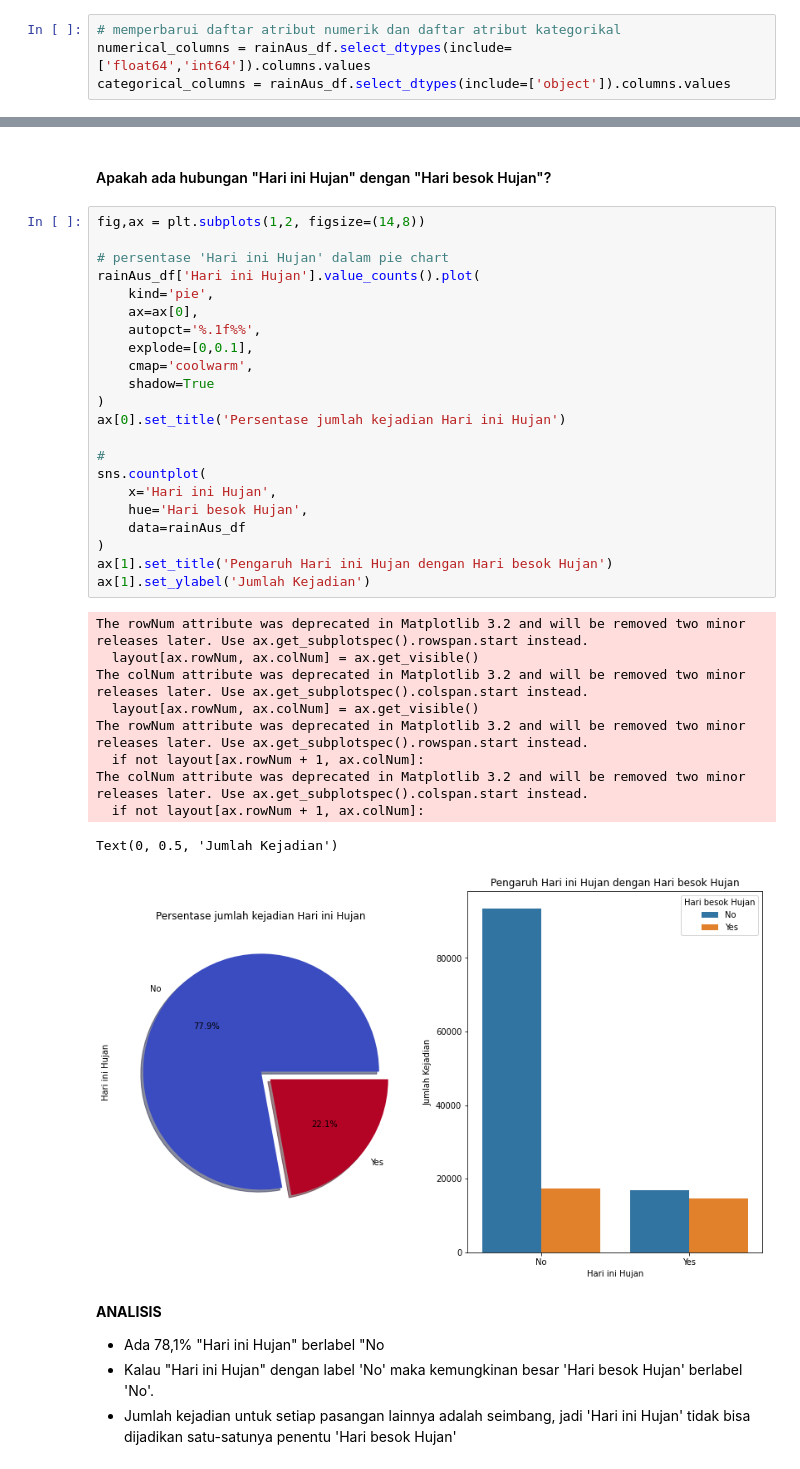
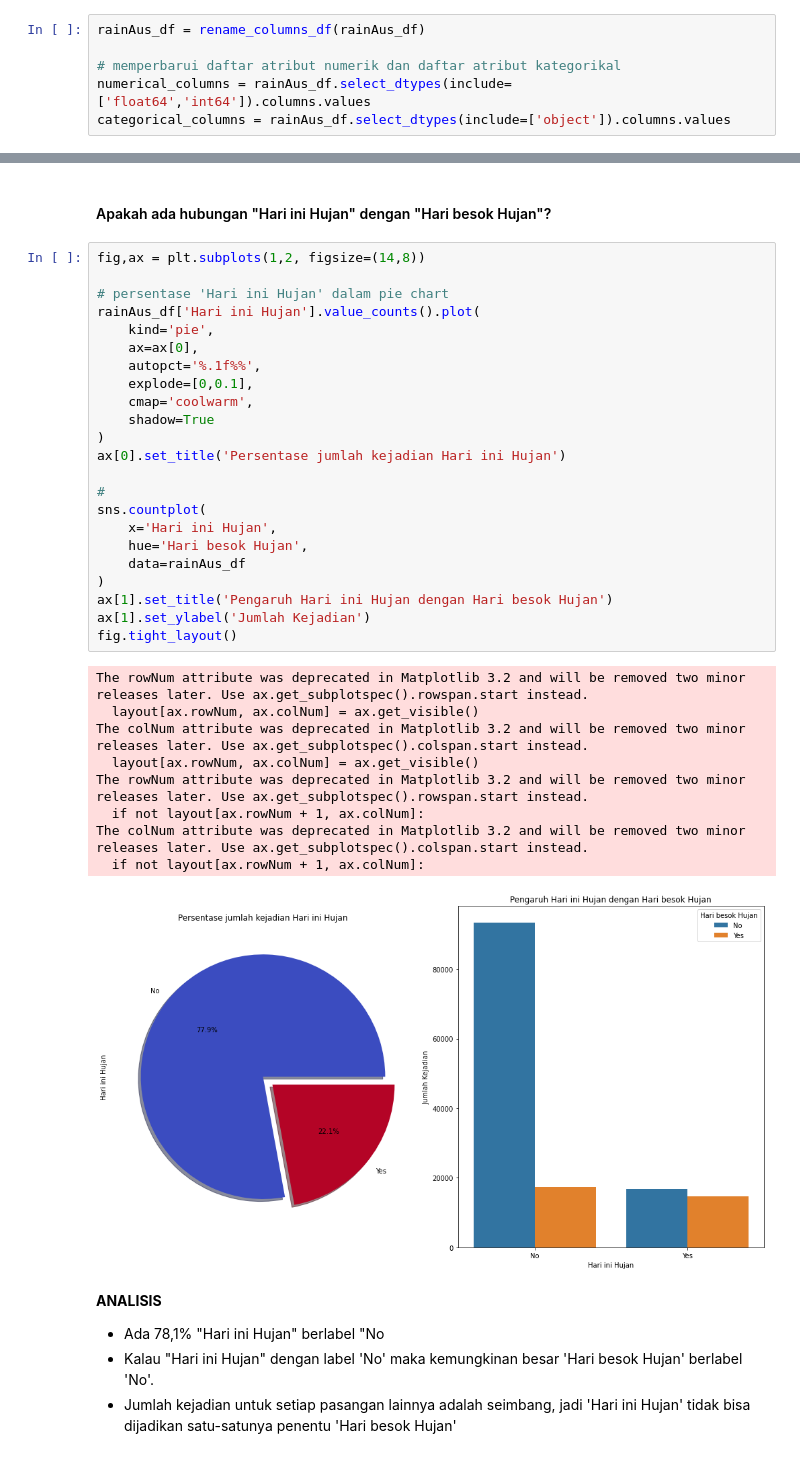
Before and after one commit to satriabimantara/hacktiv8-data-science-final-project, a Jupyter notebook: PYTN_KampusMerdeka_fp2_I MADE SATRIA BIMANTARA_NAUFAL REZKY ANANDA.ipynb, the cells around one changed output, grey strips where cells are left out. Cells and saved outputs as stored; diff of their text form.

```diff
--- a/PYTN_KampusMerdeka_fp2_I MADE SATRIA BIMANTARA_NAUFAL REZKY ANANDA.ipynb
+++ b/PYTN_KampusMerdeka_fp2_I MADE SATRIA BIMANTARA_NAUFAL REZKY ANANDA.ipynb
@@ -425,4 +421,6 @@ rainAus_df.rename(
 # %%
+rainAus_df = rename_columns_df(rainAus_df)
+
 # memperbarui daftar atribut numerik dan daftar atribut kategorikal
 numerical_columns = rainAus_df.select_dtypes(include=['float64','int64']).columns.values
 categorical_columns = rainAus_df.select_dtypes(include=['object']).columns.values
@@ -690,35 +685,35 @@ Masih ada beberapa atribut yang distribusinya tidak normal dan cenderung skew. <
 fig,ax = plt.subplots(1,2, figsize=(14,8))
 
 # persentase 'Hari ini Hujan' dalam pie chart
 rainAus_df['Hari ini Hujan'].value_counts().plot(
     kind='pie',
     ax=ax[0],
     autopct='%.1f%%',
     explode=[0,0.1],
     cmap='coolwarm',
     shadow=True
 )
 ax[0].set_title('Persentase jumlah kejadian Hari ini Hujan')
 
 #
 sns.countplot(
     x='Hari ini Hujan',
     hue='Hari besok Hujan',
     data=rainAus_df
 )
 ax[1].set_title('Pengaruh Hari ini Hujan dengan Hari besok Hujan')
 ax[1].set_ylabel('Jumlah Kejadian')
+fig.tight_layout()
 # %% [output]
 The rowNum attribute was deprecated in Matplotlib 3.2 and will be removed two minor releases later. Use ax.get_subplotspec().rowspan.start instead.
   layout[ax.rowNum, ax.colNum] = ax.get_visible()
 The colNum attribute was deprecated in Matplotlib 3.2 and will be removed two minor releases later. Use ax.get_subplotspec().colspan.start instead.
   layout[ax.rowNum, ax.colNum] = ax.get_visible()
 The rowNum attribute was deprecated in Matplotlib 3.2 and will be removed two minor releases later. Use ax.get_subplotspec().rowspan.start instead.
   if not layout[ax.rowNum + 1, ax.colNum]:
 The colNum attribute was deprecated in Matplotlib 3.2 and will be removed two minor releases later. Use ax.get_subplotspec().colspan.start instead.
   if not layout[ax.rowNum + 1, ax.colNum]:
-Text(0, 0.5, 'Jumlah Kejadian')
-[figure, old version]
+[figure, new version]
 # %% [markdown]
 **ANALISIS** <br>
 - Ada 78,1% "Hari ini Hujan" berlabel "No
```
Also changed, not shown: parts of 141 cells of this notebook, 1 other file.
